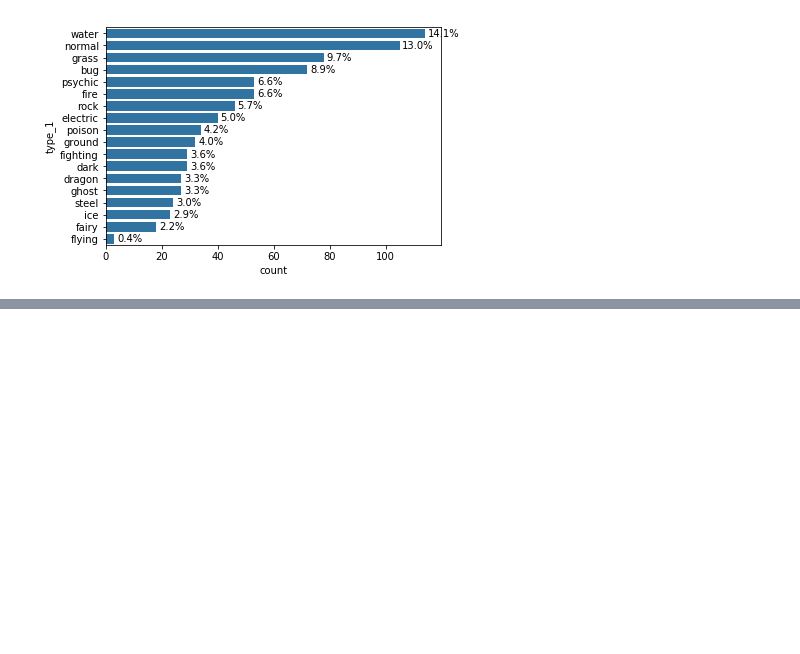
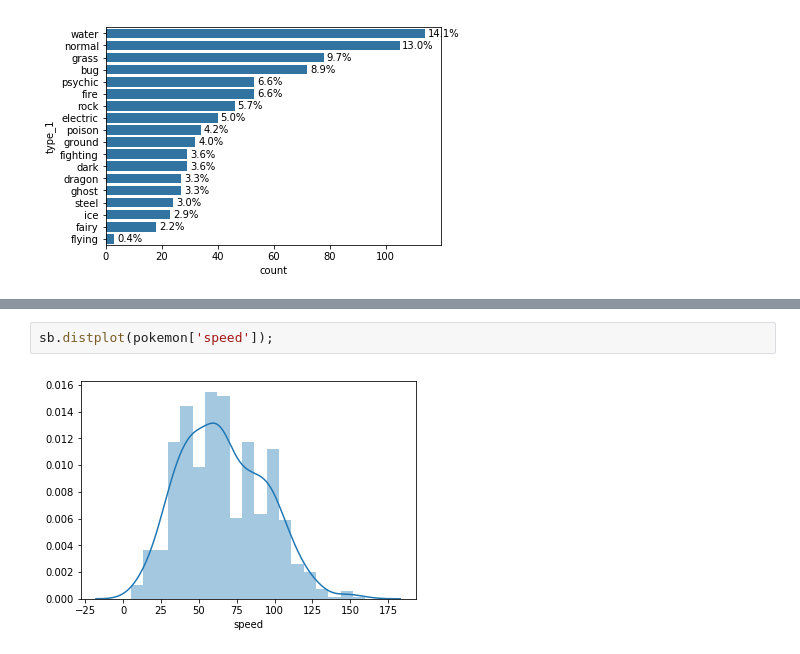
Before and after one commit to gong-mengyan/Udacity-Data-Analyst-Nanodegree, a Jupyter notebook: Project_5_Data visualization/Data visualization.ipynb, the cells around one changed output, grey strips where cells are left out. Drawn from its saved outputs; the diff is of its cells as text; blank space fills up the shorter version.

```diff
--- a/Project_5_Data visualization/Data visualization.ipynb
+++ b/Project_5_Data visualization/Data visualization.ipynb
@@ -74,0 +112,4 @@ for i in range(type_counts.shape[0]):
+# %%
+sb.distplot(pokemon['speed']);
+# %% [output]
+[figure, added]
```
Also changed, not shown: parts of 16 cells of this notebook.
